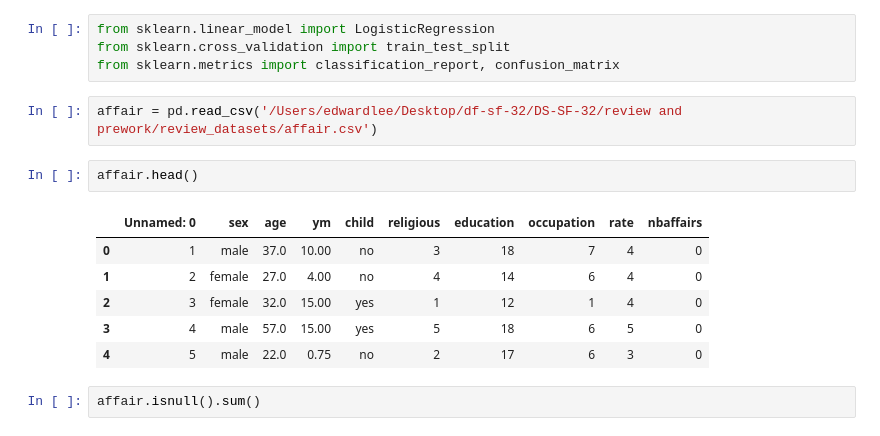
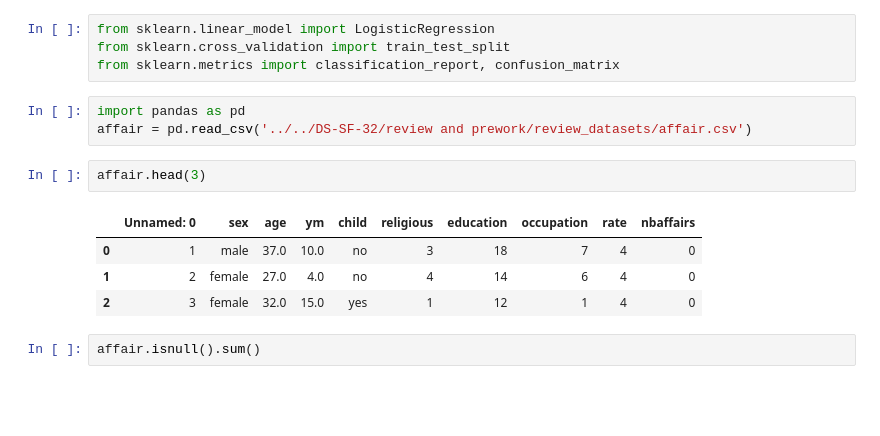
Before and after one commit to bgveenstra/ds-sf-32-brianna, a Jupyter notebook: lesson-9/prework-logistic-regression.ipynb, the cells around one changed output. Cells and saved outputs as stored; diff of their text form; blank space fills up the shorter version.

```diff
--- a/lesson-9/prework-logistic-regression.ipynb
+++ b/lesson-9/prework-logistic-regression.ipynb
@@ -150,16 +150,15 @@ from sklearn.linear_model import LogisticRegression
 from sklearn.cross_validation import train_test_split
 from sklearn.metrics import classification_report, confusion_matrix
 # %%
-affair = pd.read_csv('/Users/edwardlee/Desktop/df-sf-32/DS-SF-32/review and prework/review_datasets/affair.csv')
+import pandas as pd
+affair = pd.read_csv('../../DS-SF-32/review and prework/review_datasets/affair.csv')
 # %%
-affair.head()
+affair.head(3)
 # %% [output]
 |  | Unnamed: 0 | sex | age | ym | child | religious | education | occupation | rate | nbaffairs |
-| 0 | 1 | male | 37.0 | 10.00 | no | 3 | 18 | 7 | 4 | 0 |
-| 1 | 2 | female | 27.0 | 4.00 | no | 4 | 14 | 6 | 4 | 0 |
-| 2 | 3 | female | 32.0 | 15.00 | yes | 1 | 12 | 1 | 4 | 0 |
-| 3 | 4 | male | 57.0 | 15.00 | yes | 5 | 18 | 6 | 5 | 0 |
-| 4 | 5 | male | 22.0 | 0.75 | no | 2 | 17 | 6 | 3 | 0 |
+| 0 | 1 | male | 37.0 | 10.0 | no | 3 | 18 | 7 | 4 | 0 |
+| 1 | 2 | female | 27.0 | 4.0 | no | 4 | 14 | 6 | 4 | 0 |
+| 2 | 3 | female | 32.0 | 15.0 | yes | 1 | 12 | 1 | 4 | 0 |
 # %%
 affair.isnull().sum()
 # %% [output]
```
Also changed, not shown: parts of 36 cells of this notebook, 2 other files.
